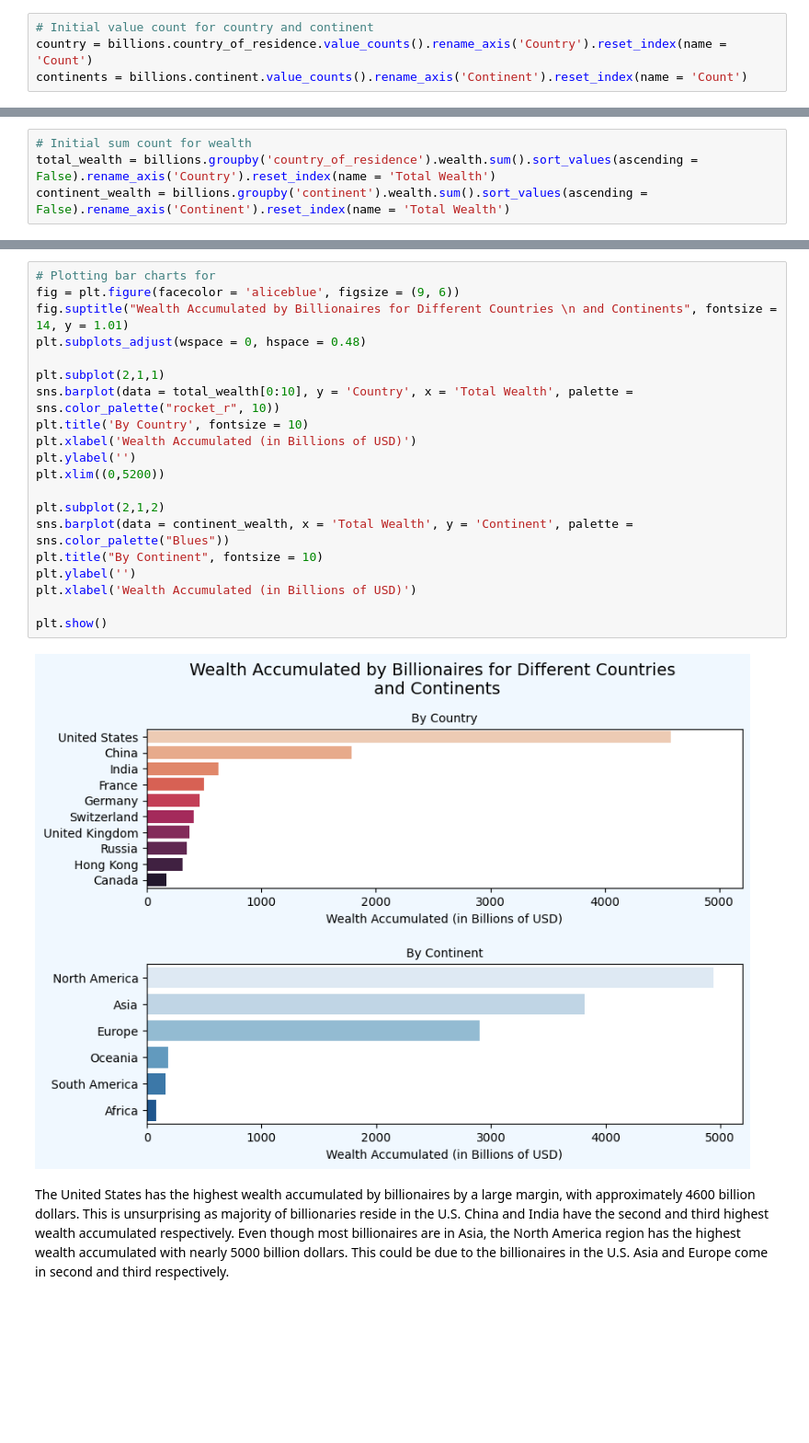
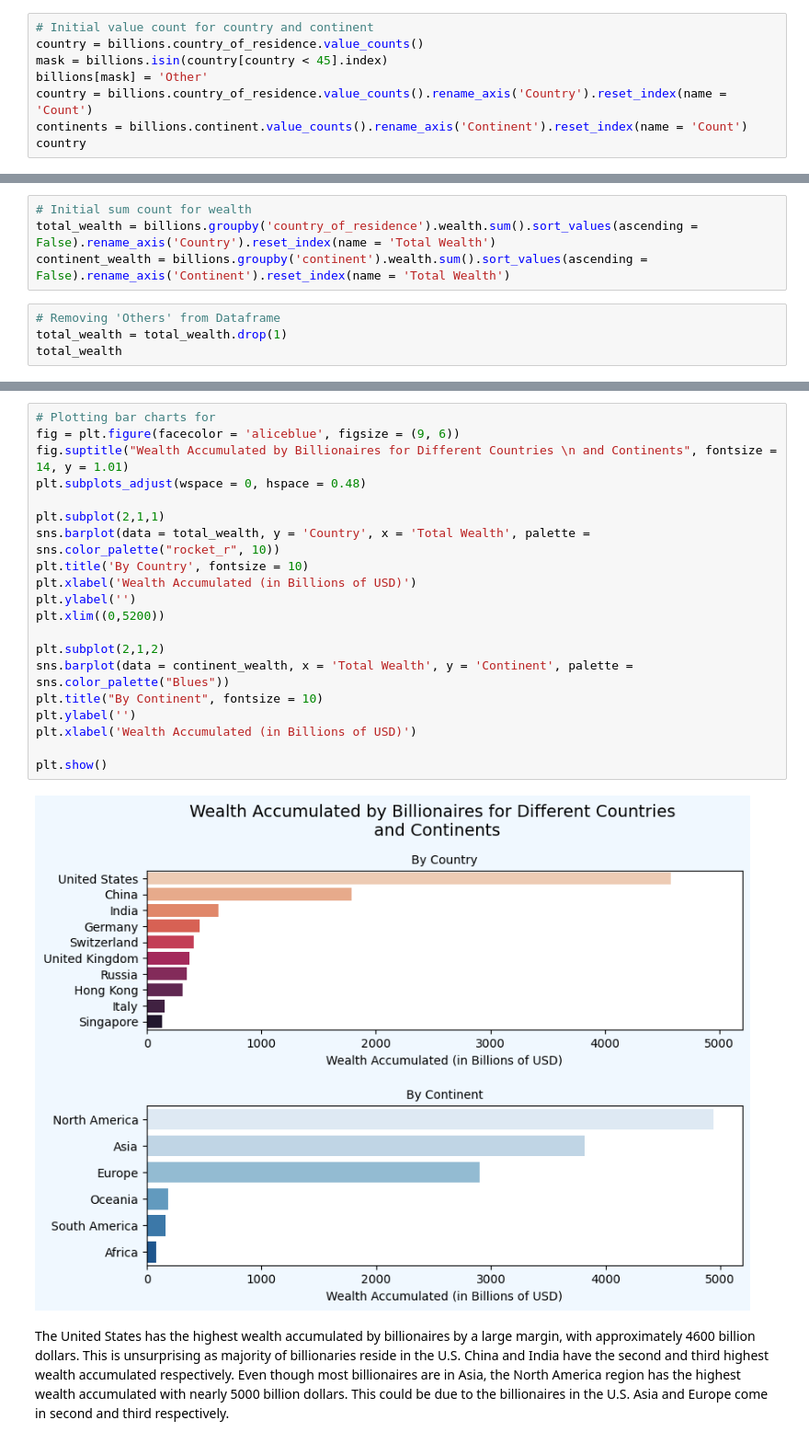
Before and after one commit to LouisThong15/Data-Analysis-Projects, a Jupyter notebook: Billionaire Analysis/Billionaires Dataset Analysis.ipynb, the cells around one changed output, grey strips where cells are left out. Shown at 92% size. Saved outputs shown, nothing was run; the diff lists cells and outputs as text; blank space fills up the shorter version.

```diff
--- a/Billionaire Analysis/Billionaires Dataset Analysis.ipynb
+++ b/Billionaire Analysis/Billionaires Dataset Analysis.ipynb
@@ -136,5 +136,9 @@ billions.head()
 ## Data Question 1: How is wealth distributed across countries and continents?
 # %%
 # Initial value count for country and continent
+country = billions.country_of_residence.value_counts()
+mask = billions.isin(country[country < 45].index)
+billions[mask] = 'Other'
 country = billions.country_of_residence.value_counts().rename_axis('Country').reset_index(name = 'Count')
 continents = billions.continent.value_counts().rename_axis('Continent').reset_index(name = 'Count')
+country
@@ -161,3 +180,7 @@ It seems that the United States is the most popular country of residence for bil
 # Initial sum count for wealth
 total_wealth = billions.groupby('country_of_residence').wealth.sum().sort_values(ascending = False).rename_axis('Country').reset_index(name = 'Total Wealth')
 continent_wealth = billions.groupby('continent').wealth.sum().sort_values(ascending = False).rename_axis('Continent').reset_index(name = 'Total Wealth')
+# %%
+# Removing 'Others' from Dataframe
+total_wealth = total_wealth.drop(1)
+total_wealth
@@ -164,25 +199,25 @@ continent_wealth = billions.groupby('continent').wealth.sum().sort_values(ascend
 # %%
 # Plotting bar charts for
 fig = plt.figure(facecolor = 'aliceblue', figsize = (9, 6))
 fig.suptitle("Wealth Accumulated by Billionaires for Different Countries \n and Continents", fontsize = 14, y = 1.01)
 plt.subplots_adjust(wspace = 0, hspace = 0.48)
 
 plt.subplot(2,1,1)
-sns.barplot(data = total_wealth[0:10], y = 'Country', x = 'Total Wealth', palette = sns.color_palette("rocket_r", 10))
+sns.barplot(data = total_wealth, y = 'Country', x = 'Total Wealth', palette = sns.color_palette("rocket_r", 10))
 plt.title('By Country', fontsize = 10)
 plt.xlabel('Wealth Accumulated (in Billions of USD)')
 plt.ylabel('')
 plt.xlim((0,5200))
 
 plt.subplot(2,1,2)
 sns.barplot(data = continent_wealth, x = 'Total Wealth', y = 'Continent', palette = sns.color_palette("Blues"))
 plt.title("By Continent", fontsize = 10)
 plt.ylabel('')
 plt.xlabel('Wealth Accumulated (in Billions of USD)')
 
 plt.show()
 # %% [output]
-[figure, old version]
+[figure, new version]
 # %% [markdown]
 The United States has the highest wealth accumulated by billionaires by a large margin, with approximately 4600 billion dollars. This is unsurprising as majority of billionaries reside in the U.S. China and India have the second and third highest wealth accumulated respectively. Even though most billionaires are in Asia, the North America region has the highest wealth accumulated with nearly 5000 billion dollars. This could be due to the billionaires in the U.S. Asia and Europe come in second and third respectively.
 # %% [markdown]
```
Also changed, not shown: parts of 8 cells of this notebook.
